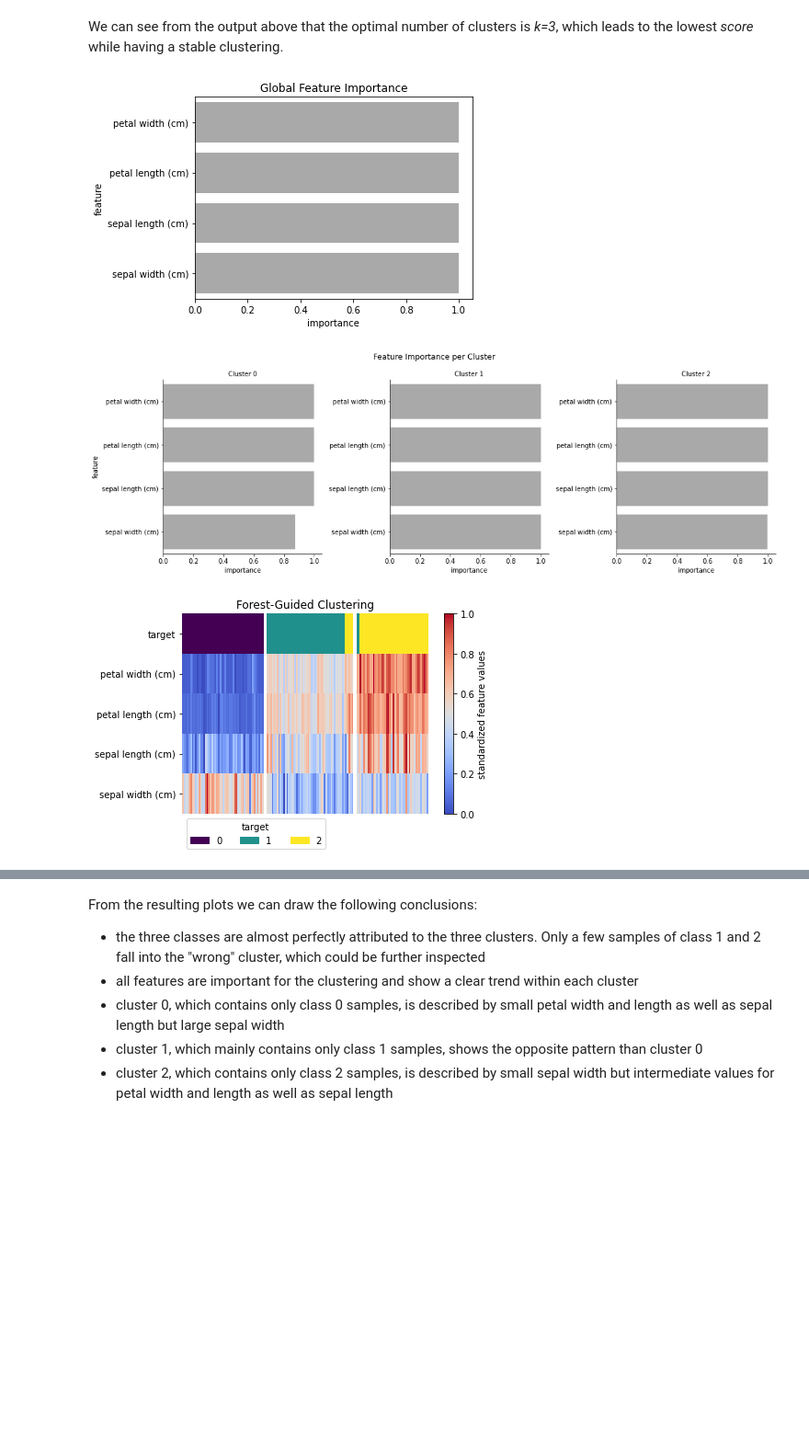
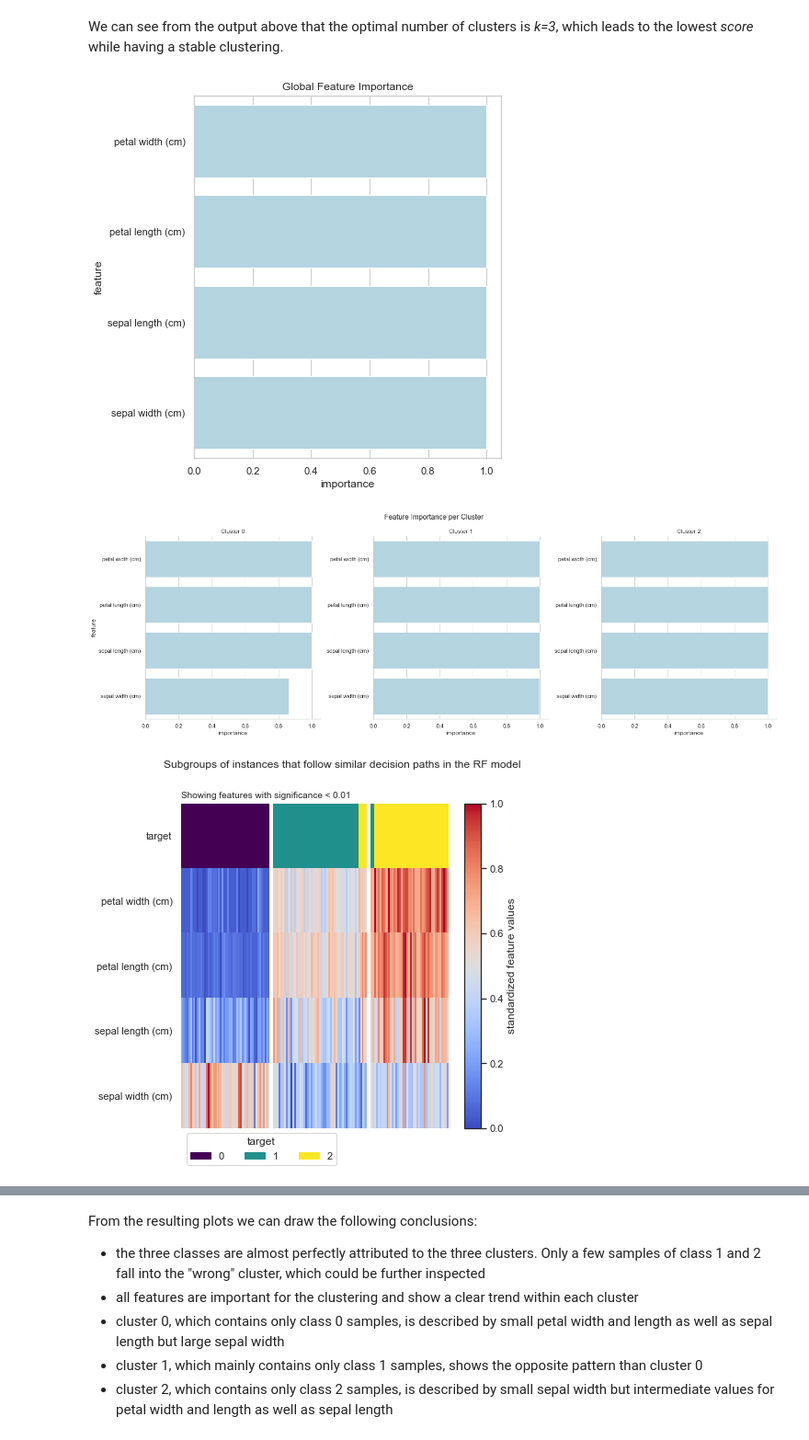
Before and after one commit to HelmholtzAI-Consultants-Munich/fg-clustering, a Jupyter notebook: tutorial.ipynb, the cells around one changed output, grey strips where cells are left out. Shown: that part at 92% size. Saved outputs shown, nothing was run; the diff lists cells and outputs as text; code cells hidden in the pictures; blank space fills up the shorter version.

```diff
--- a/tutorial.ipynb
+++ b/tutorial.ipynb
@@ -169,9 +163,8 @@ We can see from the output above that the optimal number of clusters is *k=3*, w
 # %%
 fgc.plot_global_feature_importance()
 fgc.plot_local_feature_importance()
-fgc.plot_heatmap()
-fgc.plot_boxplots()
+fgc.plot_decision_paths()
 # %% [output]
-[figure, old version]
+[figure, new version]
-[figure, old version]
+[figure, new version]
-[figure, old version]
+[figure, new version]
```
Also changed, not shown: parts of 12 cells of this notebook.
